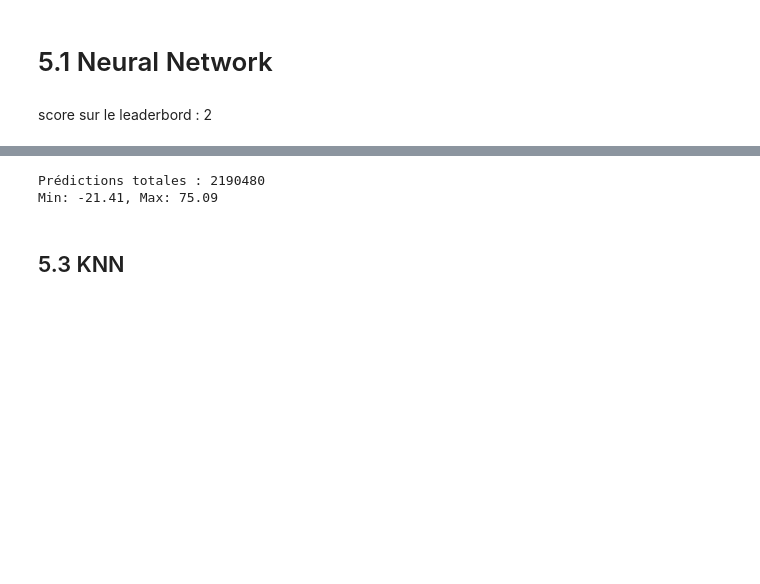
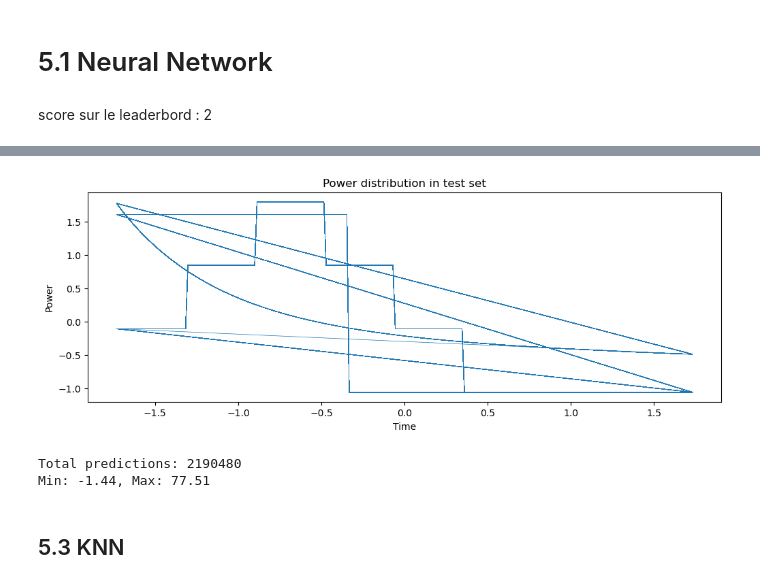
Before and after one commit to alicebeast/FinalProject_ML, a Jupyter notebook: train.ipynb, the cells around one changed output, grey strips where cells are left out. Cells and saved outputs as stored; diff of their text form; code cells hidden in the pictures; blank space fills up the shorter version.

```diff
--- a/train.ipynb
+++ b/train.ipynb
@@ -595,12 +569,22 @@ KeyboardInterrupt:
+# %%
+#visualization of the power distribution in the test set
+plt.figure(figsize=(12, 4))
+plt.plot(test['time'], test['power'], linewidth=0.5)
+plt.xlabel('Time')
+plt.ylabel('Power')
+plt.title('Power distribution in test set')
+plt.show()
+# %% [output]
+[figure, added]
 # %%
-# Séparer test en 3 modes
+# Separate test into 3 modes
 BLOCK_test = len(test) // 3
 test1 = test.iloc[0           : BLOCK_test].copy()
 test2 = test.iloc[BLOCK_test  : 2*BLOCK_test].copy()
 test3 = test.iloc[2*BLOCK_test:].copy()
 
 def predict_mlp(model, test_df, features):
-    """Prédit les températures avec un MLP."""
+    """Predict temperatures for a given test dataframe using the provided model."""
     model.eval()
     X = torch.tensor(test_df[features].values, dtype=torch.float32).to(device)
     with torch.no_grad():
@@ -611,11 +595,11 @@ y_pred2 = predict_mlp(model2, test2, features)
 y_pred3 = predict_mlp(model3, test3, features)
 
 y_pred = np.concatenate([y_pred1, y_pred2, y_pred3])
-print(f"Prédictions totales : {len(y_pred)}")
+print(f"Total predictions: {len(y_pred)}")
 print(f"Min: {y_pred.min():.2f}, Max: {y_pred.max():.2f}")
 # %% [output]
-Prédictions totales : 2190480
-Min: -21.41, Max: 75.09
+Total predictions: 2190480
+Min: -1.44, Max: 77.51
 # %% [markdown]
 ## 5.3 KNN
 # %%
```
Also changed, not shown: parts of 17 cells of this notebook.
